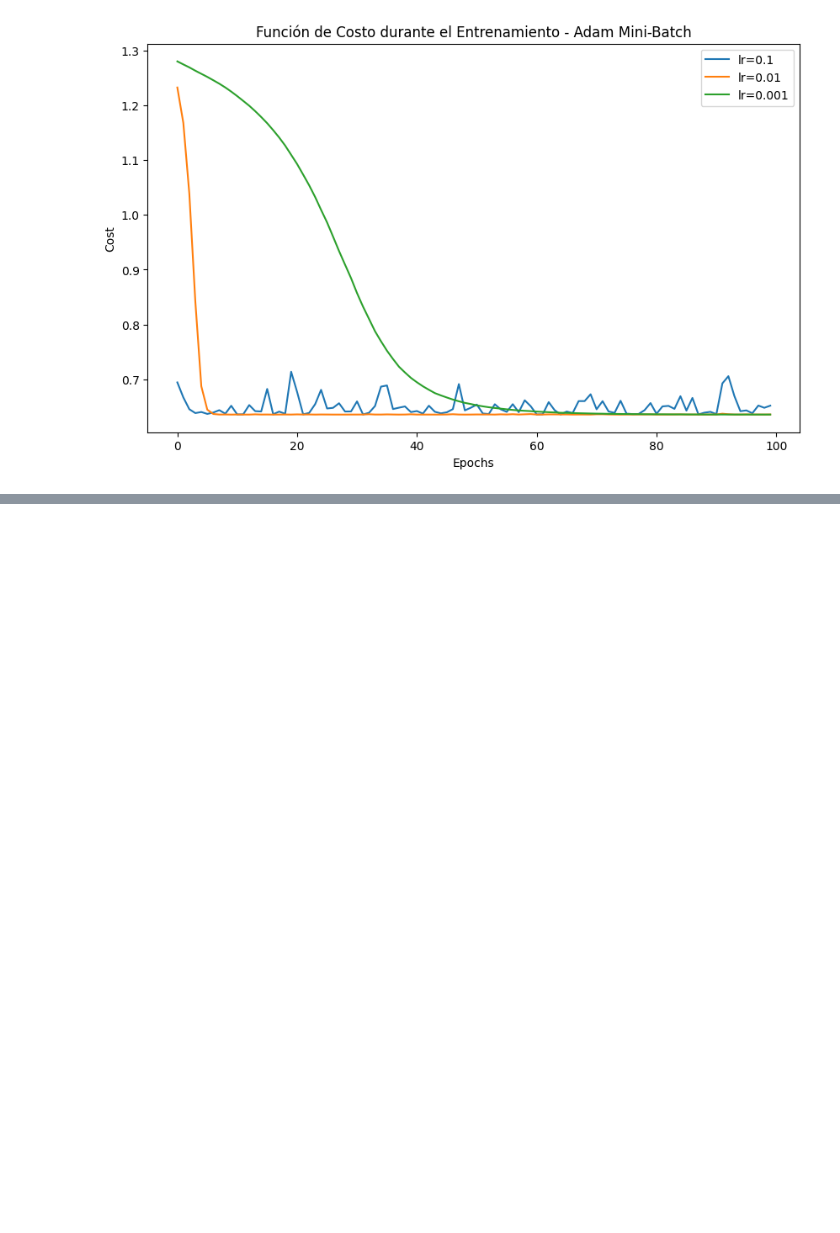
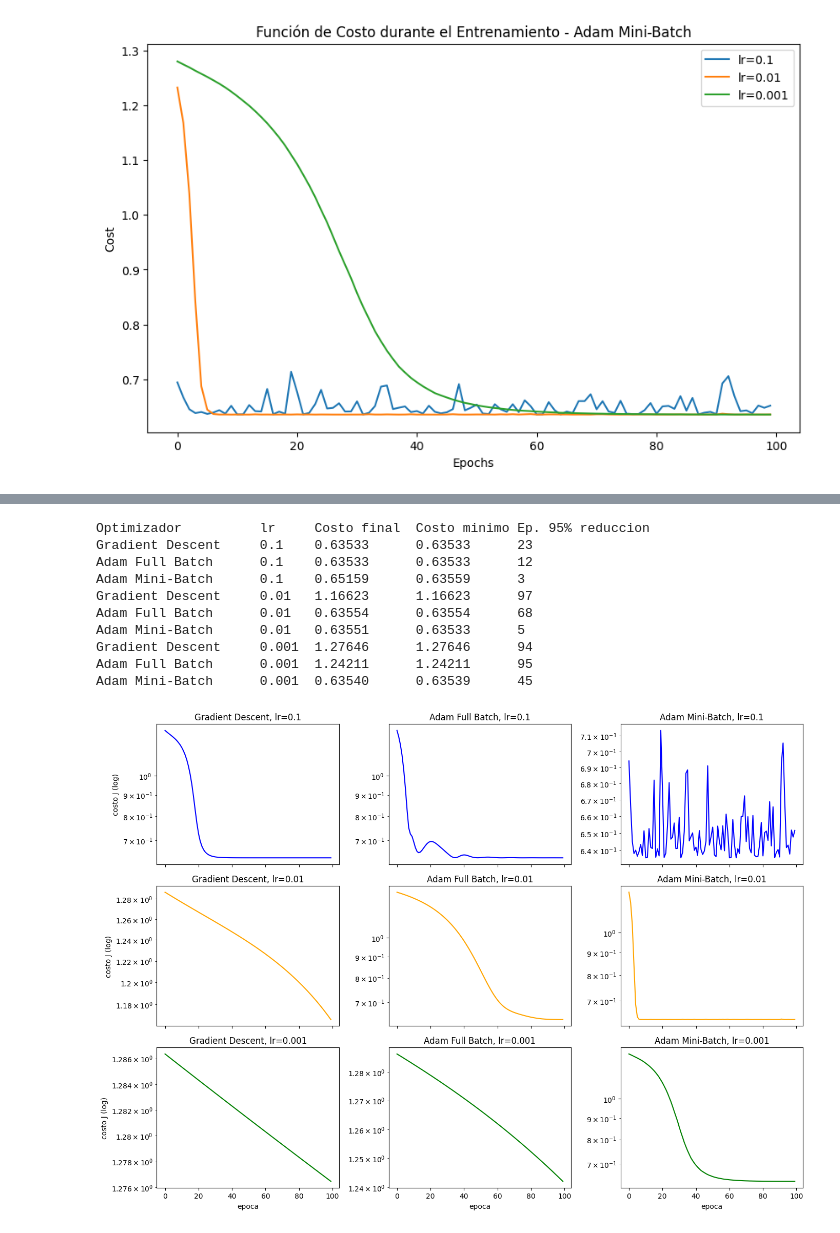
Before and after one commit to santiagoruizvt/AprendizajeProfundo-CEIA-RuizSantiago, a Jupyter notebook: TP1/RUIZ-SANTIAGO-TP1-Co25.ipynb, the cells around one changed output, grey strips where cells are left out. Drawn from its saved outputs; the diff is of its cells as text; code cells hidden in the pictures; blank space fills up the shorter version.

```diff
--- a/TP1/RUIZ-SANTIAGO-TP1-Co25.ipynb
+++ b/TP1/RUIZ-SANTIAGO-TP1-Co25.ipynb
@@ -297,7 +337,7 @@ def adam_full_batch(x, y, w0, b0, lr, epochs=100):
     for epoch in range(1, epochs+1):
         y_hat = forward(w, b, x)
         history.append(cost(y_hat, y))
-        dw, db = gradients(w, b, x, y)
+        dw, db = gradients(y_hat, x, y)
         w, mw, vw = adam_step(w, dw, mw, vw, epoch, lr)
         b, mb, vb = adam_step(b, db, mb, vb, epoch, lr)
     return w, b, history
@@ -318,7 +358,7 @@ def adam_minibatch(x, y, w0, b0, lr, epochs=100, batch_size=16):
             t += 1
             y_hat = forward(w, b, x_batch)
             epoch_costs.append(cost(y_hat, y_batch))
-            dw, db = gradients(w, b, x_batch, y_batch)
+            dw, db = gradients(y_hat, x_batch, y_batch)
             w, mw, vw = adam_step(w, dw, mw, vw, t, lr)
             b, mb, vb = adam_step(b, db, mb, vb, t, lr)
         # Para comparar correctamente,conviene loguear el costo sobre todo el dataset al final de la época
@@ -364,0 +409,50 @@ plt.show()
+# %%
+results = {}
+history_gd = [history_gd_a, history_gd_b, history_gd_c]
+history_adam = [history_adam_a, history_adam_b, history_adam_c]
+history_adam_mb = [history_adam_mb_a, history_adam_mb_b, history_adam_mb_c]
+
+for i in range(len(lr)):
+    results[('Gradient Descent', lr[i])] = history_gd[i]
+    results[('Adam Full Batch', lr[i])] = history_adam[i]
+    results[('Adam Mini-Batch', lr[i])] = history_adam_mb[i]
+
+# --- Figura 3x3 ---
+fig, axes = plt.subplots(3, 3, figsize=(14,10), sharex=True)
+optimizers = ['Gradient Descent', 'Adam Full Batch', 'Adam Mini-Batch']
+for i, lrs in enumerate(lr):
+    colors = ['blue', 'orange', 'green']
+    for j, opt in enumerate(optimizers):
+        ax = axes[i][j]
+        hist = results[(opt, lrs)]
+        ax.plot(hist, color=colors[i])
+        ax.set_title(f"{opt}, lr={lrs}")
+        ax.set_yscale('log')
+        if i==2: ax.set_xlabel("epoca")
+        if j==0: ax.set_ylabel("costo J (log)")
+plt.tight_layout()
+
+# --- Tabla comparativa de costos finales ---
+
+print(f"{'Optimizador':20s} {'lr':6s} {'Costo final':12s} {'Costo minimo':12s} {'Ep. 95% reduccion':18s}")
+for lrs in lr:
+    for opt in optimizers:
+        hist = results[(opt, lrs)]
+        final = hist[-1]
+        minimo = min(hist)
+        total_reduc = hist[0] - minimo
+        target = hist[0] - 0.95*total_reduc
+        ep95 = next((k for k,v in enumerate(hist) if v <= target), None)
+        print(f"{opt:20s} {lrs:<6} {final:<12.5f} {minimo:<12.5f} {str(ep95):18s}")
+# %% [output]
+Optimizador          lr     Costo final  Costo minimo Ep. 95% reduccion
+Gradient Descent     0.1    0.63533      0.63533      23
+Adam Full Batch      0.1    0.63533      0.63533      12
+Adam Mini-Batch      0.1    0.65159      0.63559      3
+Gradient Descent     0.01   1.16623      1.16623      97
+Adam Full Batch      0.01   0.63554      0.63554      68
+Adam Mini-Batch      0.01   0.63551      0.63533      5
+Gradient Descent     0.001  1.27646      1.27646      94
+Adam Full Batch      0.001  1.24211      1.24211      95
+Adam Mini-Batch      0.001  0.63540      0.63539      45
+[figure, added]
```
Also changed, not shown: parts of 8 cells of this notebook.
